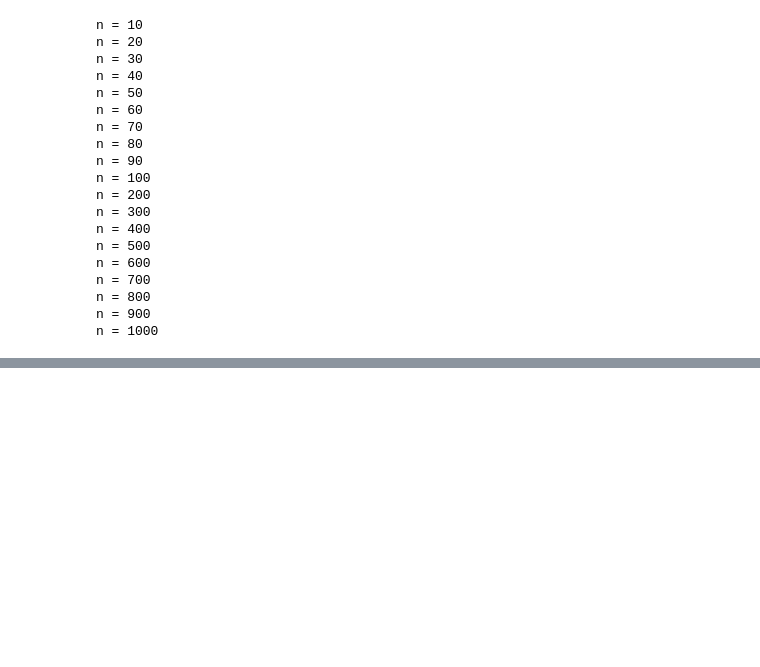
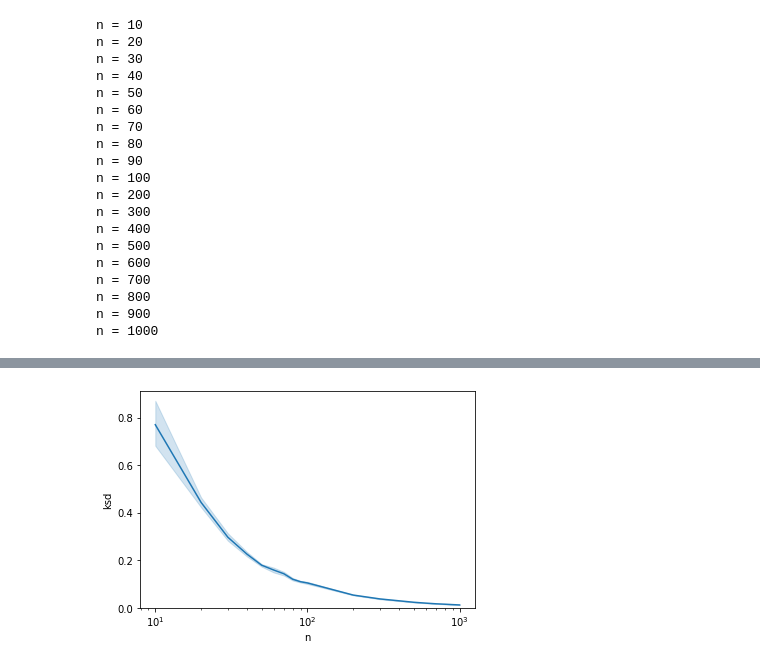
Before and after one commit to XingLLiu/u-stat-high-dim, a Jupyter notebook: compare_samplers.ipynb, the cells around one changed output, grey strips where cells are left out. Saved outputs shown, nothing was run; the diff lists cells and outputs as text; code cells hidden in the pictures; blank space fills up the shorter version.

```diff
--- a/compare_samplers.ipynb
+++ b/compare_samplers.ipynb
@@ -170,0 +171,6 @@ n = 1000
+# %%
+sns.lineplot(data=ksd_df, x="n", y="ksd")
+_ = plt.ylim((0, None))
+plt.xscale("log")
+# %% [output]
+[figure, added]
```
Also changed, not shown: parts of 4 cells of this notebook, 1 other file.
